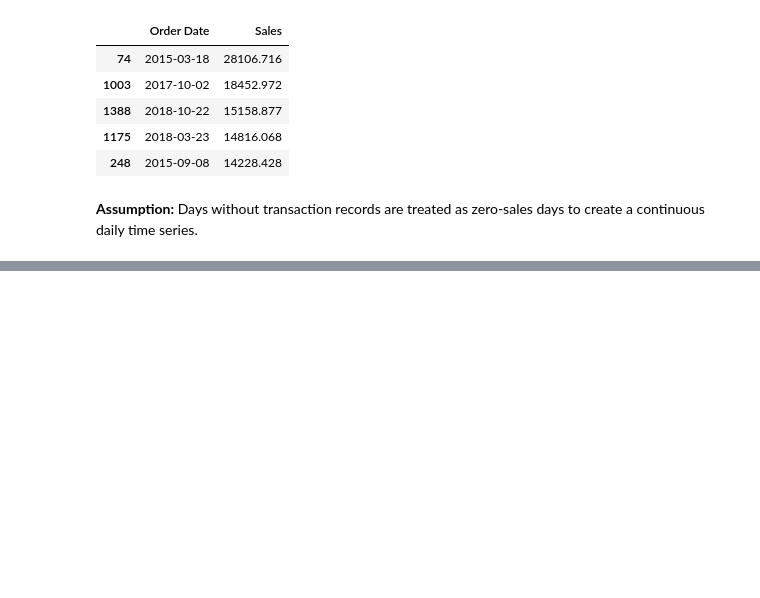
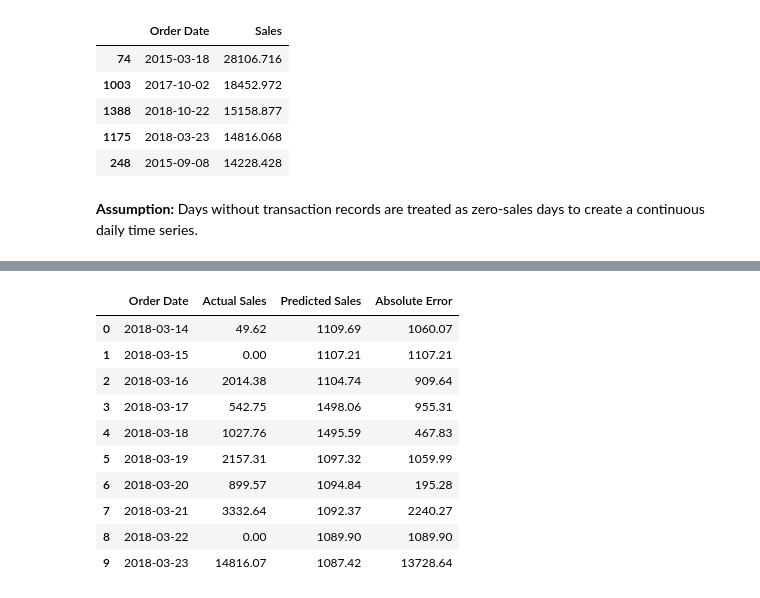
Before and after one commit to Ardatatl33/Sales_forecasting_System, a Jupyter notebook: notebooks/sales_forecasting.ipynb, the cells around one changed output, grey strips where cells are left out. Saved outputs shown, nothing was run; the diff lists cells and outputs as text; code cells hidden in the pictures; blank space fills up the shorter version.

```diff
--- a/notebooks/sales_forecasting.ipynb
+++ b/notebooks/sales_forecasting.ipynb
@@ -392,0 +427,16 @@ Columns: ['Order Date', 'Sales', 'Year', 'Month', 'Day']
+# %%
+from sklearn.linear_model import LinearRegression
+
+linear_regression_model = LinearRegression()
+
+linear_regression_model.fit(
+    X_train,
+    y_train
+)
+
+linear_predictions = linear_regression_model.predict(
+    X_test
+)
+
+print("Number of predictions:", len(linear_predictions))
+print("First five predictions:", linear_predictions[:5])
@@ -392,0 +538,25 @@ Columns: ['Order Date', 'Sales', 'Year', 'Month', 'Day']
+# %%
+prediction_comparison = pd.DataFrame({
+    "Order Date": test_dates.to_numpy(),
+    "Actual Sales": y_test.to_numpy(),
+    "Predicted Sales": linear_predictions
+})
+
+prediction_comparison["Absolute Error"] = (
+    prediction_comparison["Actual Sales"]
+    - prediction_comparison["Predicted Sales"]
+).abs()
+
+prediction_comparison.head(10).round(2)
+# %% [output]
+|  | Order Date | Actual Sales | Predicted Sales | Absolute Error |
+| 0 | 2018-03-14 | 49.62 | 1109.69 | 1060.07 |
+| 1 | 2018-03-15 | 0.00 | 1107.21 | 1107.21 |
+| 2 | 2018-03-16 | 2014.38 | 1104.74 | 909.64 |
+| 3 | 2018-03-17 | 542.75 | 1498.06 | 955.31 |
+| 4 | 2018-03-18 | 1027.76 | 1495.59 | 467.83 |
+| 5 | 2018-03-19 | 2157.31 | 1097.32 | 1059.99 |
+| 6 | 2018-03-20 | 899.57 | 1094.84 | 195.28 |
+| 7 | 2018-03-21 | 3332.64 | 1092.37 | 2240.27 |
+| 8 | 2018-03-22 | 0.00 | 1089.90 | 1089.90 |
+| 9 | 2018-03-23 | 14816.07 | 1087.42 | 13728.64 |
```
Also changed, not shown: parts of 10 cells of this notebook.
